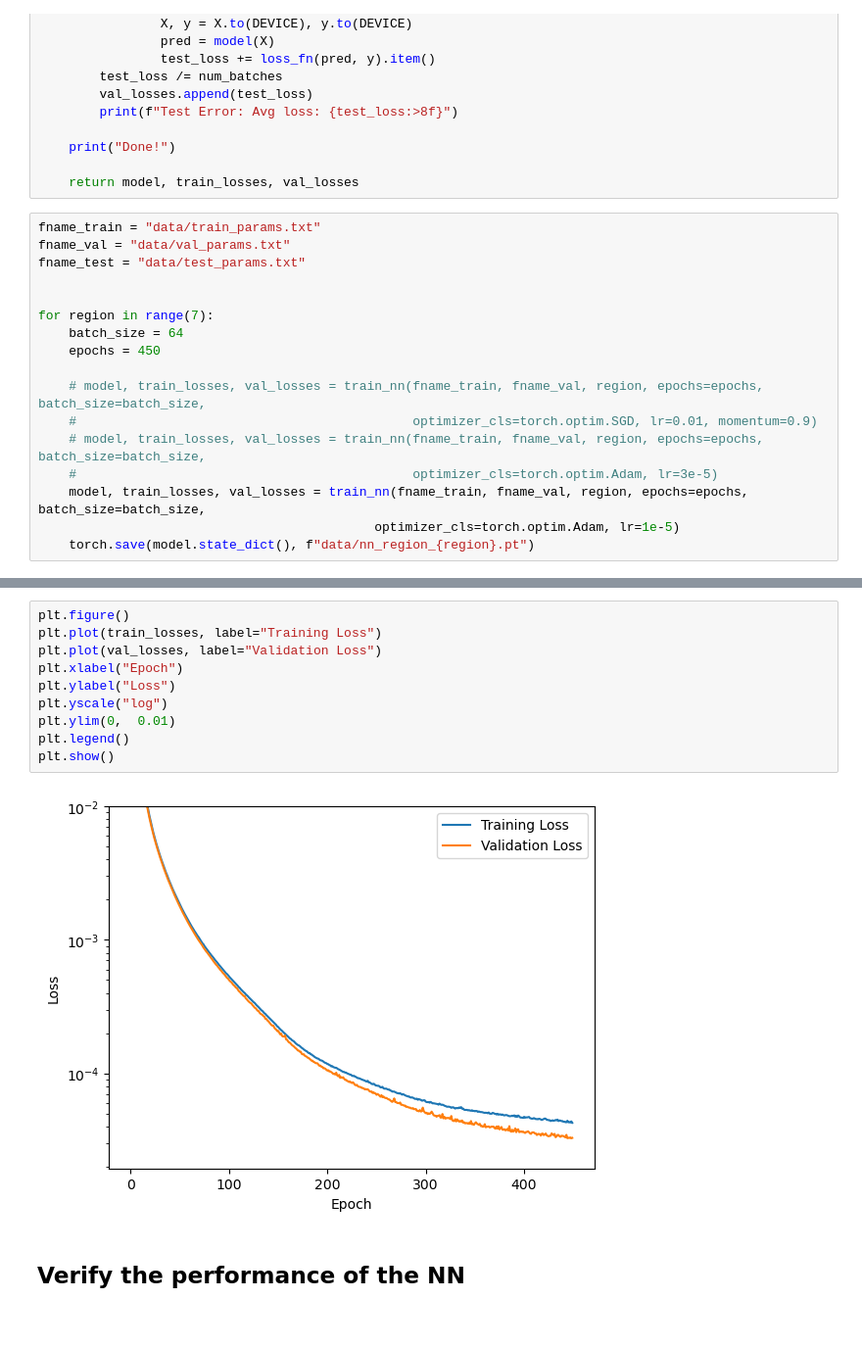
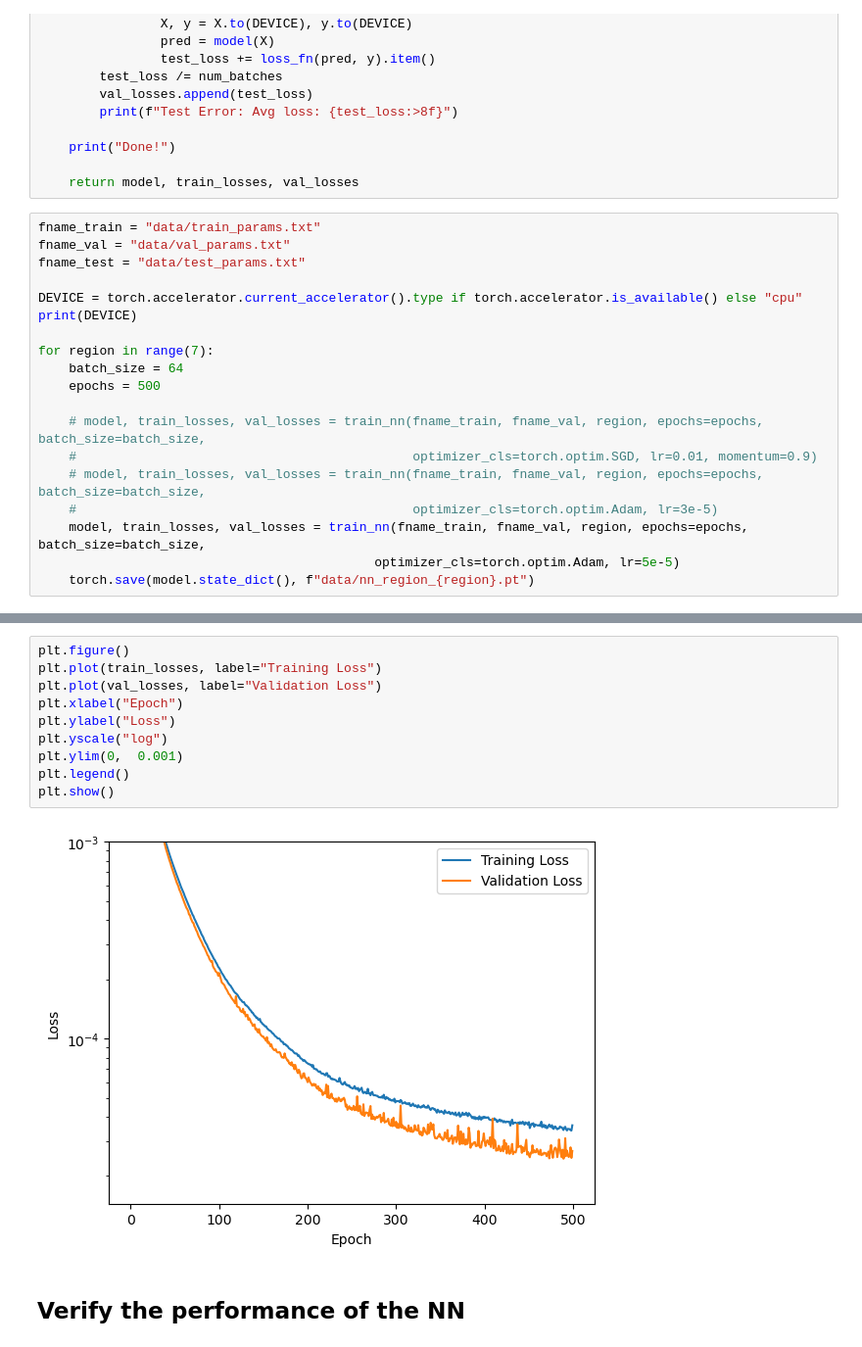
Before and after one commit to ellenle3/moogstokes-nn, a Jupyter notebook: training.ipynb, the cells around one changed output, grey strips where cells are left out. Shown at 98% size. Saved outputs shown, nothing was run; the diff lists cells and outputs as text.

```diff
--- a/training.ipynb
+++ b/training.ipynb
@@ -338,16 +338,18 @@ fname_train = "data/train_params.txt"
 fname_val = "data/val_params.txt"
 fname_test = "data/test_params.txt"
 
+DEVICE = torch.accelerator.current_accelerator().type if torch.accelerator.is_available() else "cpu"
+print(DEVICE)
 
 for region in range(7):
     batch_size = 64
-    epochs = 450
+    epochs = 500
 
     # model, train_losses, val_losses = train_nn(fname_train, fname_val, region, epochs=epochs, batch_size=batch_size,
     #                                            optimizer_cls=torch.optim.SGD, lr=0.01, momentum=0.9)
     # model, train_losses, val_losses = train_nn(fname_train, fname_val, region, epochs=epochs, batch_size=batch_size,
     #                                            optimizer_cls=torch.optim.Adam, lr=3e-5)
     model, train_losses, val_losses = train_nn(fname_train, fname_val, region, epochs=epochs, batch_size=batch_size,
-                                            optimizer_cls=torch.optim.Adam, lr=1e-5)
+                                            optimizer_cls=torch.optim.Adam, lr=5e-5)
     torch.save(model.state_dict(), f"data/nn_region_{region}.pt")
 # %% [output]
@@ -371,15 +373,15 @@ loss: 0.000080  [ 262
 # %%
 plt.figure()
 plt.plot(train_losses, label="Training Loss")
 plt.plot(val_losses, label="Validation Loss")
 plt.xlabel("Epoch")
 plt.ylabel("Loss")
 plt.yscale("log")
-plt.ylim(0,  0.01)
+plt.ylim(0,  0.001)
 plt.legend()
 plt.show()
 # %% [output]
-[figure, old version]
+[figure, new version]
 # %% [markdown]
 ## Verify the performance of the NN
 # %%
```
Also changed, not shown: parts of 11 cells of this notebook, 13 other files.
